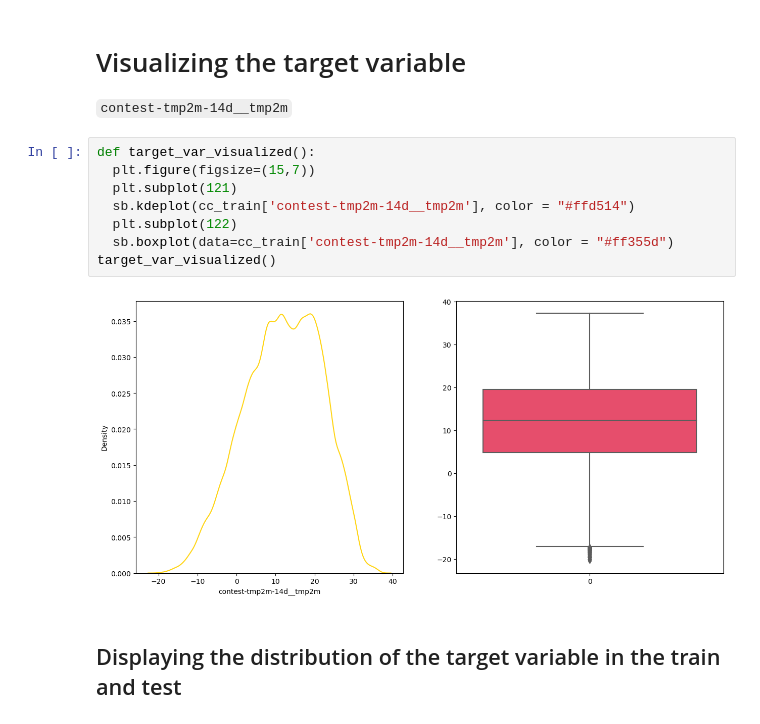
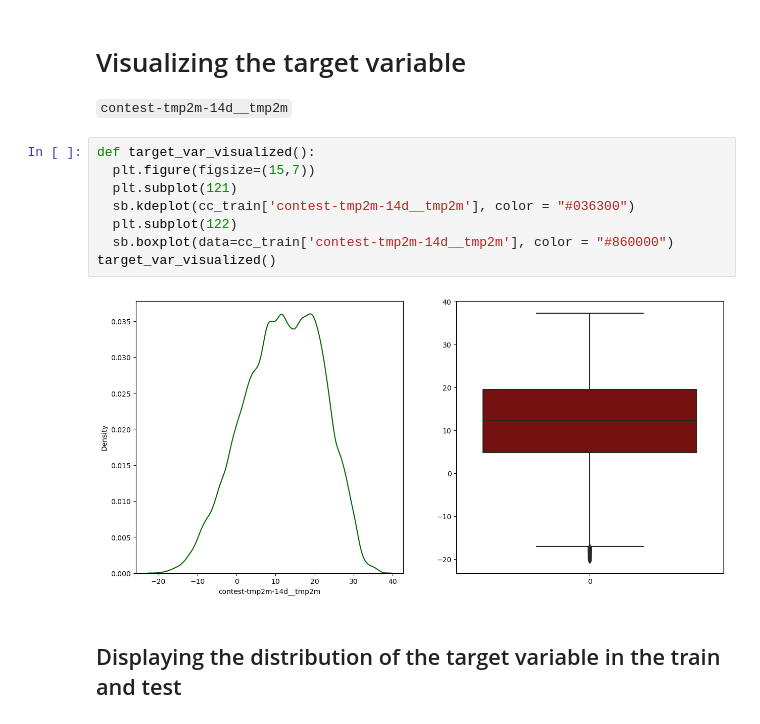
Before and after one commit to ThoughtfulMind/WiDS2023, a Jupyter notebook: wids2023-data-buddies.ipynb, the cells around one changed output. Cells and saved outputs as stored; diff of their text form.

Commit message:
Kaggle Notebook | WiDS2023_Data_Buddies | Version 8

```diff
--- a/wids2023-data-buddies.ipynb
+++ b/wids2023-data-buddies.ipynb
@@ -299,13 +299,13 @@ cc_sample.describe()
 # %%
 def target_var_visualized():
   plt.figure(figsize=(15,7))
   plt.subplot(121)
-  sb.kdeplot(cc_train['contest-tmp2m-14d__tmp2m'], color = "#ffd514")
+  sb.kdeplot(cc_train['contest-tmp2m-14d__tmp2m'], color = "#036300")
   plt.subplot(122)
-  sb.boxplot(data=cc_train['contest-tmp2m-14d__tmp2m'], color = "#ff355d")
+  sb.boxplot(data=cc_train['contest-tmp2m-14d__tmp2m'], color = "#860000")
 target_var_visualized()
 # %% [output]
-[figure, old version]
+[figure, new version]
 # %% [markdown]
 ## Displaying the distribution of the target variable in the train and test
 # %%
```
Also changed, not shown: parts of 15 cells of this notebook.
